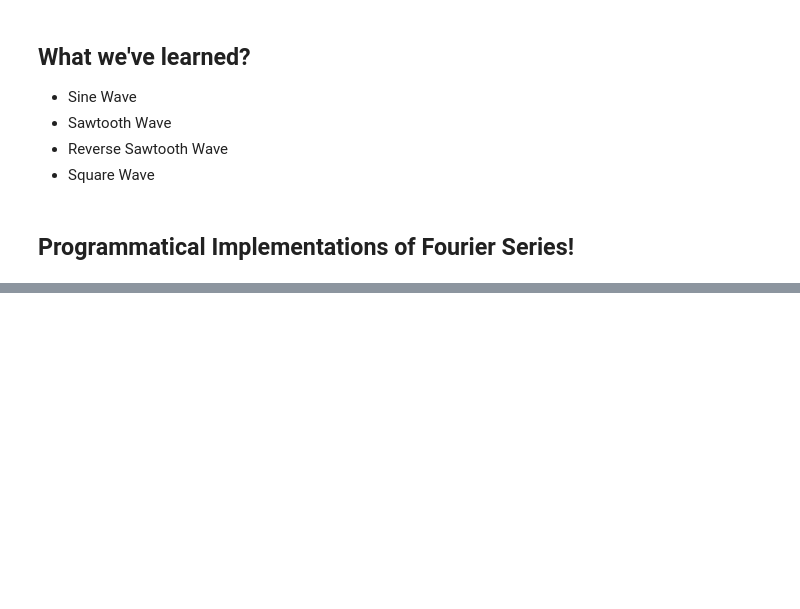
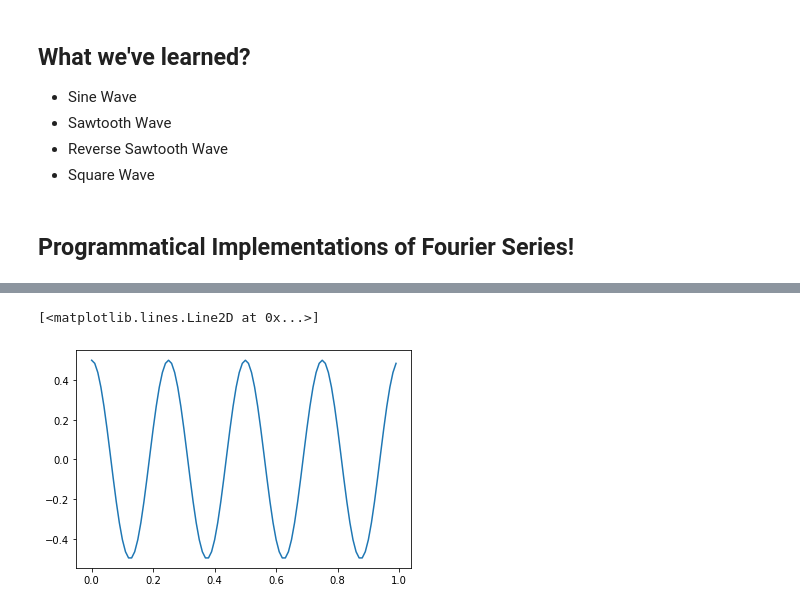
Before and after one commit to prp-e/dsp-course, a Jupyter notebook: DSP Course.ipynb, the cells around one changed output, grey strips where cells are left out. Drawn from its saved outputs; the diff is of its cells as text; code cells hidden in the pictures; blank space fills up the shorter version.

```diff
--- a/DSP Course.ipynb
+++ b/DSP Course.ipynb
@@ -269,0 +282,7 @@ plt.plot(time, square_wave)
+# %%
+harmonic_1 = np.cos(2 * pi * 2 * f *t)/2
+
+plt.plot(t, harmonic_1)
+# %% [output]
+[<matplotlib.lines.Line2D at 0x...>]
+[figure, added]
```
Also changed, not shown: parts of 8 cells of this notebook, 2 other files.
